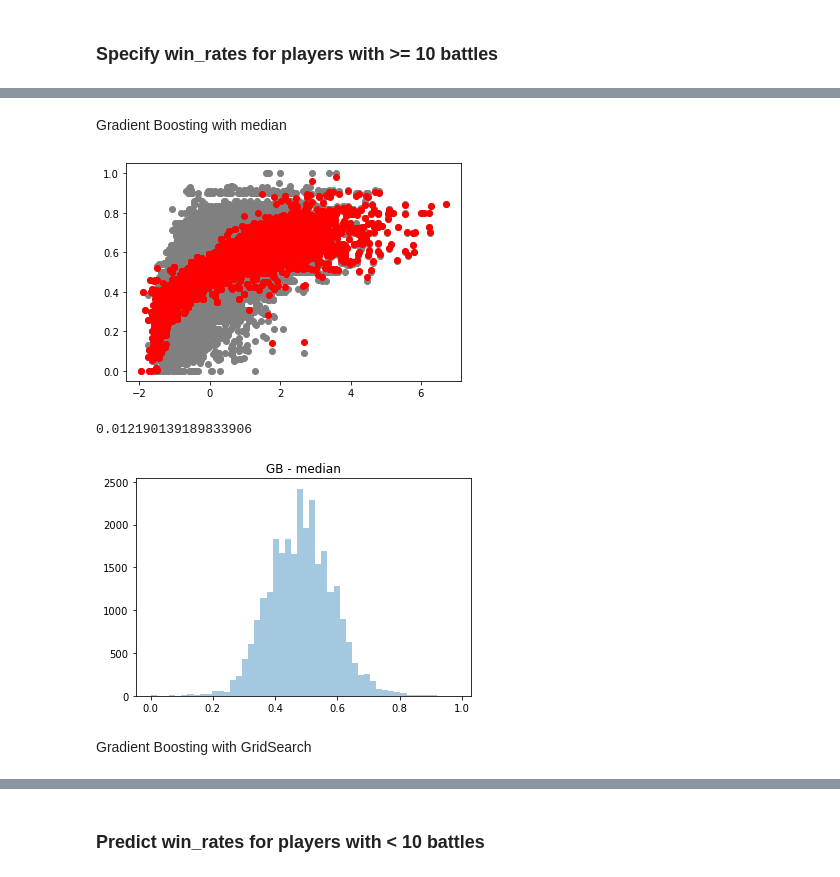
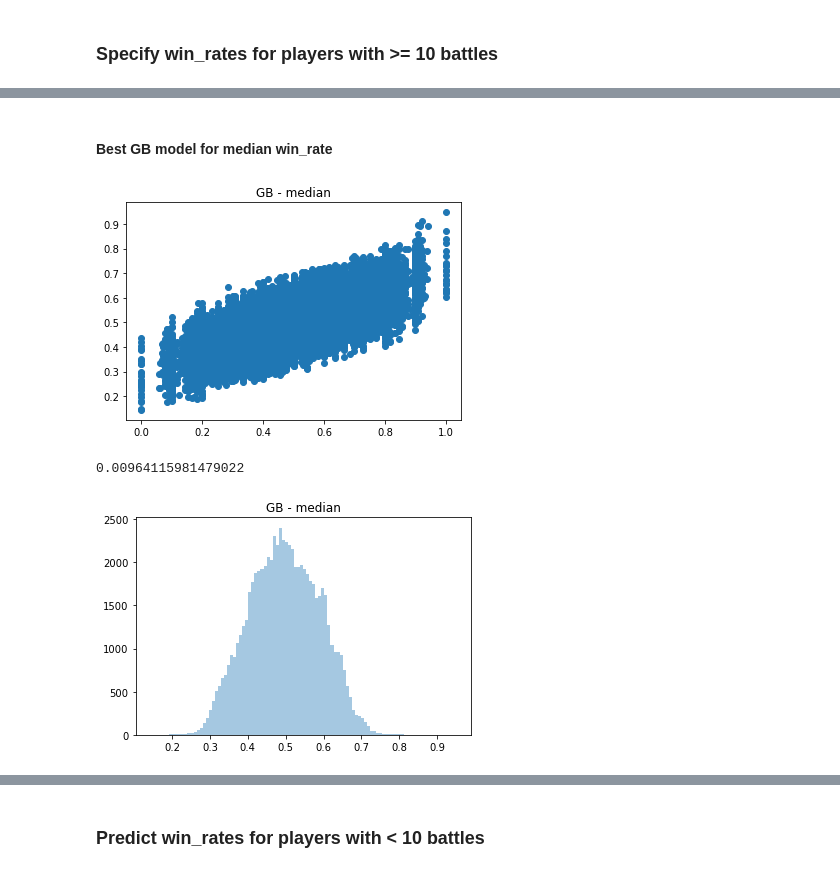
Before and after one commit to Egorka1/WG_Forge, a Jupyter notebook: WGProject.ipynb, the cells around one changed output, grey strips where cells are left out. Saved outputs shown, nothing was run; the diff lists cells and outputs as text; code cells hidden in the pictures.

Commit message:
- Added more features + PCA for win_rate prediction with Gradient Boosting - Changed grouping and calculation of normed features (now it is done the same way as in Egor's code)

```diff
--- a/WGProject.ipynb
+++ b/WGProject.ipynb
@@ -549,2 +651,4 @@ data['is_winner'] = data['team_id'] == data['winner_team_id']
 # %% [markdown]
 ### Specify win_rates for players with >= 10 battles
+# %%
+new_data = data[data.groupby('arena_id')['account_db_id'].transform('count') == 30]
@@ -571,7 +692,11 @@ players_for_train
 # %%
 players_for_train = players_for_train.groupby('account_db_id').agg({'original_xp' : ['mean', 'median'],
+                                                                    'kills_made': 'mean',
+                                                                    'total_damage_dealt': 'mean',
                                                                     'is_winner' : lambda g: sum(g) / len(g)})
-players_for_train.columns = ['mean_original_xp', 'median_original_xp', 'player_winrate']
+players_for_train.columns = ['mean_original_xp', 'median_original_xp',
+                             'mean_kills_made', 'mean_total_damage',
+                             'player_winrate']
 players_for_train.dropna(axis=0, inplace=True);
 # %%
 players_for_train
@@ -594,7 +726,23 @@ players_for_train
 mean_scaler = StandardScaler()
 median_scaler = StandardScaler()
 
-Xn_mean = mean_scaler.fit_transform(players_for_train[['mean_original_xp']])
-Xn_median = median_scaler.fit_transform(players_for_train[['median_original_xp']])
+mean_dataset = players_for_train[['mean_original_xp', 'mean_kills_made',
+                                  'mean_total_damage']]
+
+median_dataset = players_for_train[['median_original_xp', 'mean_kills_made',
+                                    'mean_total_damage']]
+
+Xn_mean = mean_scaler.fit_transform(mean_dataset)
+Xn_median = median_scaler.fit_transform(median_dataset)
 
 Yn = players_for_train[['player_winrate']].values
+# Xn_mean = mean_scaler.fit_transform(players_for_train[['mean_original_xp']])
+# Xn_median = median_scaler.fit_transform(players_for_train[['median_original_xp']])
+
+# Yn = players_for_train[['player_winrate']].values
+
+mean_pca_model = PCA()
+Xn_mean = mean_pca_model.fit_transform(Xn_mean)
+
+median_pca_model = PCA()
+Xn_median = median_pca_model.fit_transform(Xn_median)
@@ -624,22 +812,25 @@ print(mean_squared_error(Yn, preds_mean));
-# %% [markdown]
-Gradient Boosting with median
+# %% [markdown]
+#### Best GB model for median win_rate
 # %%
-median_model = GradientBoostingRegressor(n_estimators=200, max_depth=16)
+# median_model = model_params['median_wr']
+median_model = GradientBoostingRegressor(n_estimators=100,
+                                         max_depth=8,
+                                         min_samples_split=6)
+
 median_model.fit(Xn_median, Yn.reshape(len(Yn),))
-
 preds_median = median_model.predict(Xn_median)
 
-plt.scatter(Xn_median, Yn, color='gray')
-plt.scatter(Xn_median, preds_median, color='red')
+# plt.scatter(Xn_median, Yn, color='gray')
+# plt.scatter(Xn_median, preds_median, color='red')
+plt.scatter(Yn, preds_median);
+plt.title('GB - median');
 plt.show()
 
-sns.distplot(preds_median, kde=False, bins=50);
+sns.distplot(preds_median, kde=False, bins=100);
 plt.title('GB - median');
 
 print(mean_squared_error(Yn, preds_median));
 # %% [output]
-[figure, old version]
+[figure, new version]
-0.012190139189833906
+0.00964115981479022
-[figure, old version]
+[figure, new version]
-# %% [markdown]
-Gradient Boosting with GridSearch
```
Also changed, not shown: parts of 109 cells of this notebook.
